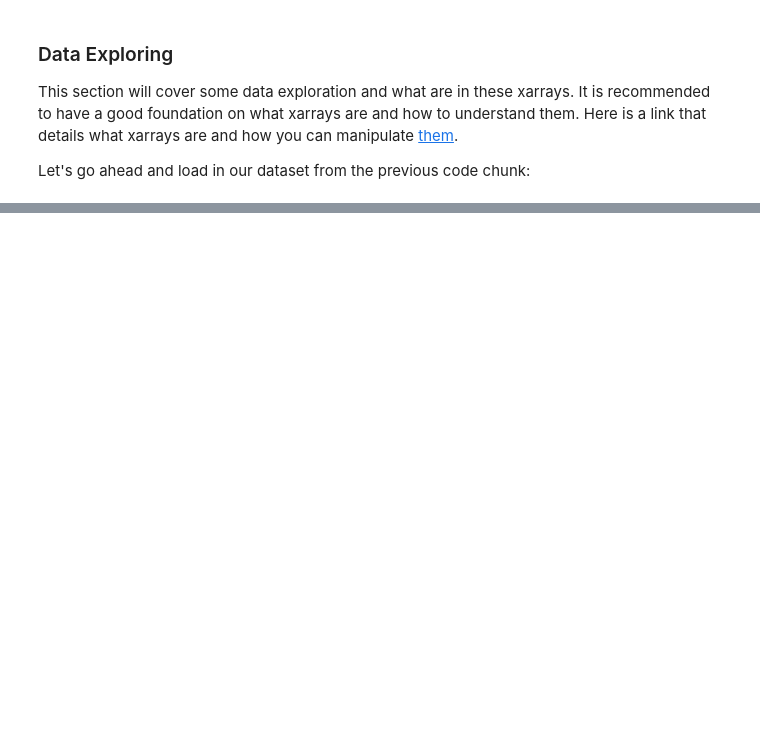
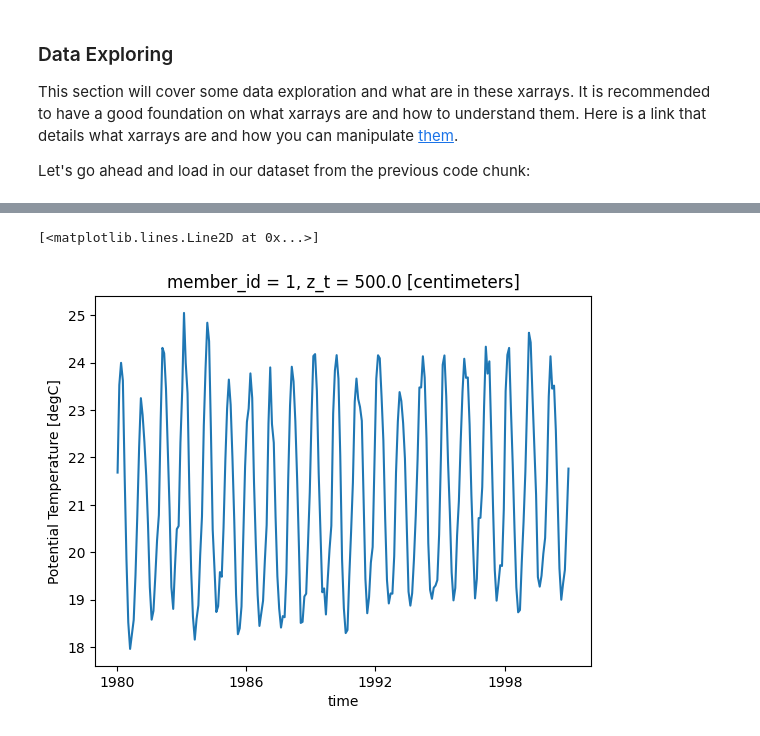
Before and after one commit to olleholt/toolkit, a Jupyter notebook: Time_series.ipynb, the cells around one changed output, grey strips where cells are left out. Drawn from its saved outputs; the diff is of its cells as text; code cells hidden in the pictures; blank space fills up the shorter version.

Commit message:
added more stuff to the time series notebook

```diff
--- a/Time_series.ipynb
+++ b/Time_series.ipynb
@@ -389,0 +433,19 @@ Additional things I want in this section:
+# %%
+#example code
+test_2 = ds_20C.sel(time=slice("1950", "2000"))
+test_2
+
+test_2000_2 = test_2.TEMP.sel(z_t = 0, method = "nearest")
+test_2000_2
+point = test_2000_2.sel(time=slice("1980", '2000'))
+point
+point_2 = point.sel(member_id = 1)
+point_2
+
+#select just one point on the graph
+point_3 = point_2.isel(nlat=90, nlon=75)
+point_3
+point_3.plot(x = 'time')
+# %% [output]
+[<matplotlib.lines.Line2D at 0x...>]
+[figure, added]
```
Also changed, not shown: parts of 11 cells of this notebook.
